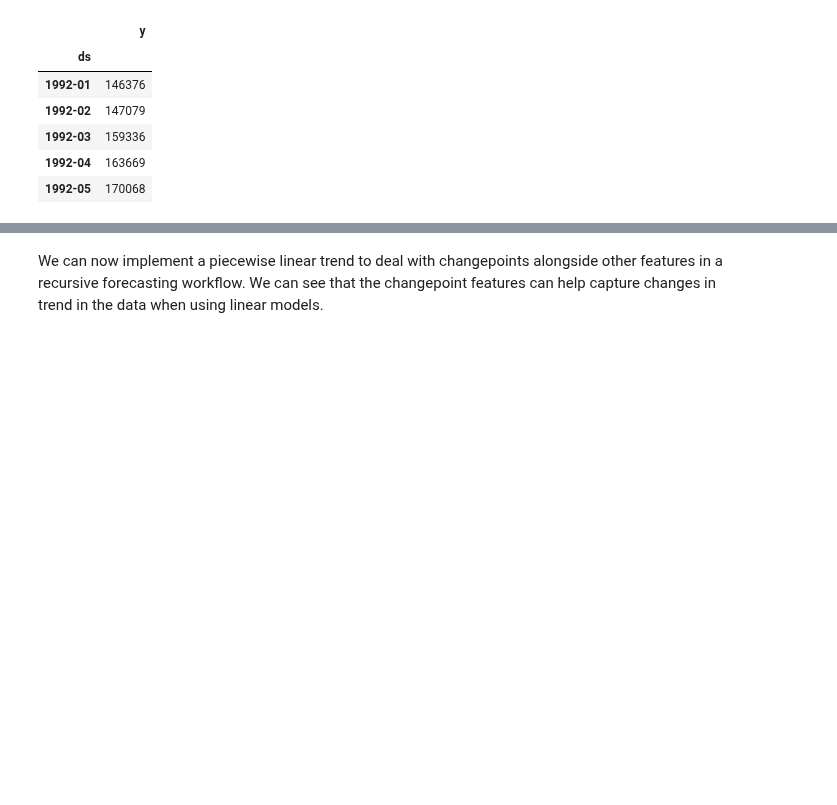
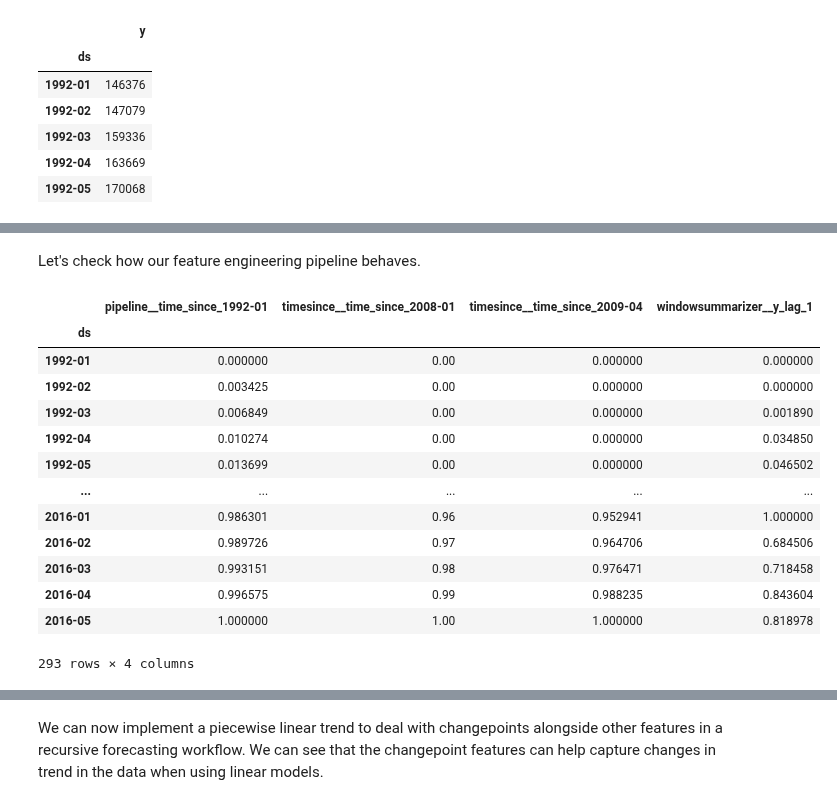
Before and after one commit to trainindata/feature-engineering-for-time-series-forecasting, a Jupyter notebook: 09-Trend-Features/04-piecewise-linear-trend-and-changepoints.ipynb, the cells around one changed output, grey strips where cells are left out. Drawn from its saved outputs; the diff is of its cells as text; code cells hidden in the pictures; blank space fills up the shorter version.

```diff
--- a/09-Trend-Features/04-piecewise-linear-trend-and-changepoints.ipynb
+++ b/09-Trend-Features/04-piecewise-linear-trend-and-changepoints.ipynb
@@ -146,10 +158,26 @@ df.head()
 # %%
+# Polynomial time features
+time_feats = make_pipeline(
+                           TimeSince(),
+                           PolynomialFeatures(degree=1, include_bias=False)
+                          )
+
 # Compute features for piecewise regression
 # which helps us handle changepoints.
-changepoints = ["1992-01", # start of time series
+changepoints = [
                 "2008-01", # changepoint
                 "2009-04", # changepoint
                ]
 
-time_since_transformer = TimeSince(changepoints, positive_only=True)
-time_since_transformer.fit_transform(df)
+changepoint_feats = TimeSince(changepoints, positive_only=True)
+
+# Features computed from the target.
+# Compute lag and window features.
+lag_window_feats = WindowSummarizer(
+    lag_feature={
+        "lag": [1],  # Lag features.
+#       "mean": [[1, 12]],  # [[lag, window size]]
+    },
+    target_cols=target,
+    truncate="bfill",  # Backfill missing values from lagging and windowing.
+)
@@ -171,11 +186,11 @@ time_since_transformer.fit_transform(df)
 # %%
-# Features computed from the target.
-# Compute lag and window features.
-lag_window_transformer = WindowSummarizer(
-    lag_feature={
-        "lag": [1],  # Lag features.
-        # "mean": [[1, 12]],  # [[lag, window size]]
-    },
-    truncate="bfill", # Backfill missing values from lagging and windowing.
-    )
+# Create features derived independent of one another
+feat_eng_trafo = make_column_transformer(
+    (time_feats, target),
+    (changepoint_feats, target),
+    (lag_window_feats, target)
+)
+
+# Apply min-max scaling to all the features
+feat_eng_trafo = make_pipeline(feat_eng_trafo, MinMaxScaler())
 # %%
@@ -197,0 +218,19 @@ lag_window_transformer.fit_transform(df[["y"]])
+# %% [markdown]
+Let's check how our feature engineering pipeline behaves.
+# %%
+feat_eng_trafo.fit_transform(df)
+# %% [output]
+|  | pipeline__time_since_1992-01 | timesince__time_since_2008-01 | timesince__time_since_2009-04 | windowsummarizer__y_lag_1 |
+| ds |  |  |  |  |
+| 1992-01 | 0.000000 | 0.00 | 0.000000 | 0.000000 |
+| 1992-02 | 0.003425 | 0.00 | 0.000000 | 0.000000 |
+| 1992-03 | 0.006849 | 0.00 | 0.000000 | 0.001890 |
+| 1992-04 | 0.010274 | 0.00 | 0.000000 | 0.034850 |
+| 1992-05 | 0.013699 | 0.00 | 0.000000 | 0.046502 |
+| ... | ... | ... | ... | ... |
+| 2016-01 | 0.986301 | 0.96 | 0.952941 | 1.000000 |
+| 2016-02 | 0.989726 | 0.97 | 0.964706 | 0.684506 |
+| 2016-03 | 0.993151 | 0.98 | 0.976471 | 0.718458 |
+| 2016-04 | 0.996575 | 0.99 | 0.988235 | 0.843604 |
+| 2016-05 | 1.000000 | 1.00 | 1.000000 | 0.818978 |
+293 rows × 4 columns
```
Also changed, not shown: parts of 19 cells of this notebook, 4 other files.
